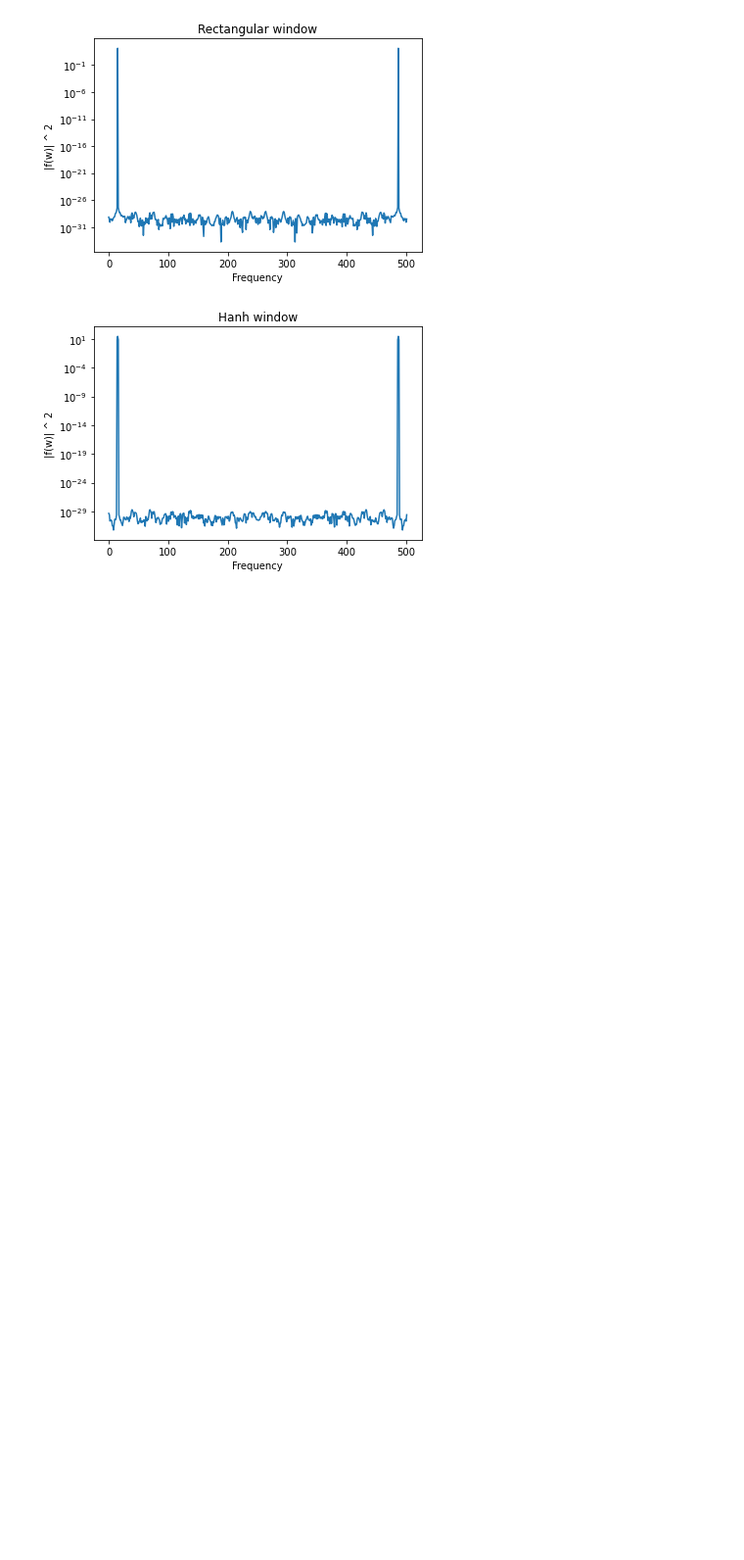
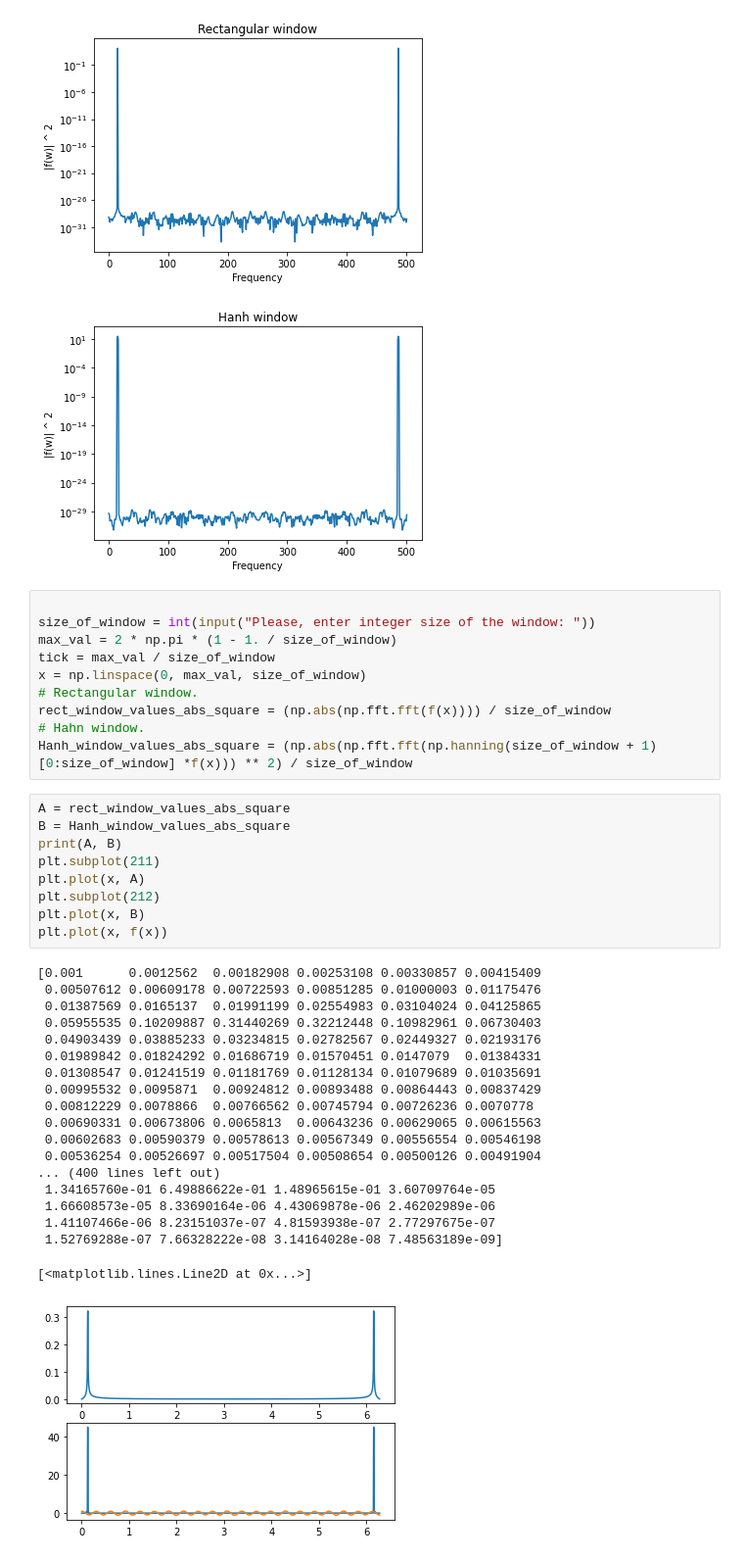
Before and after one commit to GertCell/PhysDep, a Jupyter notebook: Task 12 FFT/Task 12 FFT.ipynb, the cells around one changed output. Shown at 98% size. Drawn from its saved outputs; the diff is of its cells as text; blank space fills up the shorter version.

```diff
--- a/Task 12 FFT/Task 12 FFT.ipynb
+++ b/Task 12 FFT/Task 12 FFT.ipynb
@@ -99,6 +98,45 @@ painter(frequencies, rect_window_values_abs_square, Hanh_window_values_abs_squar
 # %% [output]
 [figure]
 [figure]
+# %%
+
+size_of_window = int(input("Please, enter integer size of the window: "))
+max_val = 2 * np.pi * (1 - 1. / size_of_window)
+tick = max_val / size_of_window
+x = np.linspace(0, max_val, size_of_window)
+# Rectangular window.
+rect_window_values_abs_square = (np.abs(np.fft.fft(f(x)))) / size_of_window
+# Hahn window.
+Hanh_window_values_abs_square = (np.abs(np.fft.fft(np.hanning(size_of_window + 1)[0:size_of_window] *f(x))) ** 2) / size_of_window
+# %%
+A = rect_window_values_abs_square
+B = Hanh_window_values_abs_square
+print(A, B)
+plt.subplot(211)
+plt.plot(x, A)
+plt.subplot(212)
+plt.plot(x, B)
+plt.plot(x, f(x))
+# %% [output]
+[0.001      0.0012562  0.00182908 0.00253108 0.00330857 0.00415409
+ 0.00507612 0.00609178 0.00722593 0.00851285 0.01000003 0.01175476
+ 0.01387569 0.0165137  0.01991199 0.02554983 0.03104024 0.04125865
+ 0.05955535 0.10209887 0.31440269 0.32212448 0.10982961 0.06730403
+ 0.04903439 0.03885233 0.03234815 0.02782567 0.02449327 0.02193176
+ 0.01989842 0.01824292 0.01686719 0.01570451 0.0147079  0.01384331
+ 0.01308547 0.01241519 0.01181769 0.01128134 0.01079689 0.01035691
+ 0.00995532 0.0095871  0.00924812 0.00893488 0.00864443 0.00837429
+ 0.00812229 0.0078866  0.00766562 0.00745794 0.00726236 0.0070778
+ 0.00690331 0.00673806 0.0065813  0.00643236 0.00629065 0.00615563
+ 0.00602683 0.00590379 0.00578613 0.00567349 0.00556554 0.00546198
+ 0.00536254 0.00526697 0.00517504 0.00508654 0.00500126 0.00491904
+... (400 lines left out)
+ 1.34165760e-01 6.49886622e-01 1.48965615e-01 3.60709764e-05
+ 1.66608573e-05 8.33690164e-06 4.43069878e-06 2.46202989e-06
+ 1.41107466e-06 8.23151037e-07 4.81593938e-07 2.77297675e-07
+ 1.52769288e-07 7.66328222e-08 3.14164028e-08 7.48563189e-09]
+[<matplotlib.lines.Line2D at 0x...>]
+[figure, added]
 # %%
 from math import *
 import numpy as np
```
Also changed, not shown: parts of 6 cells of this notebook.
